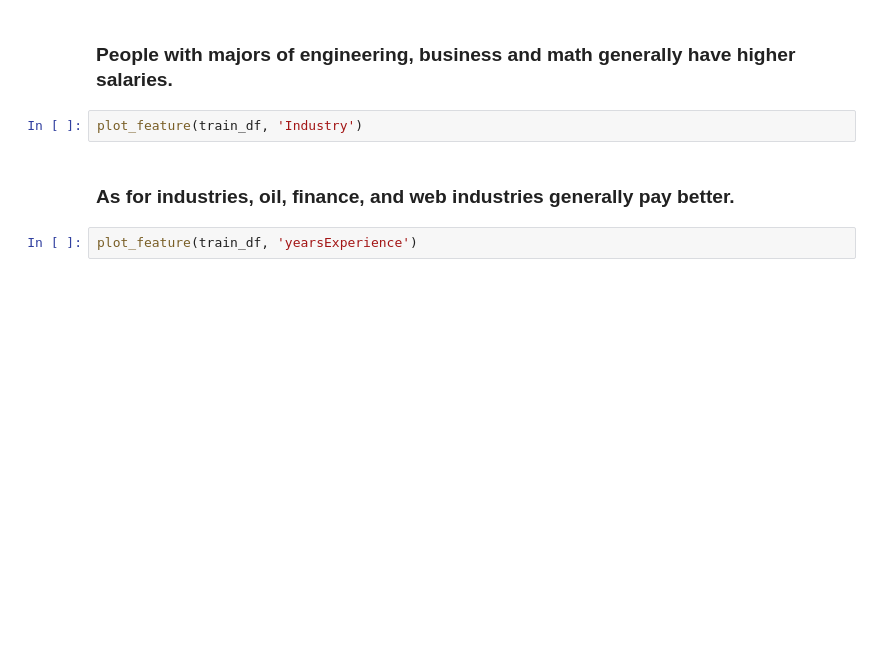
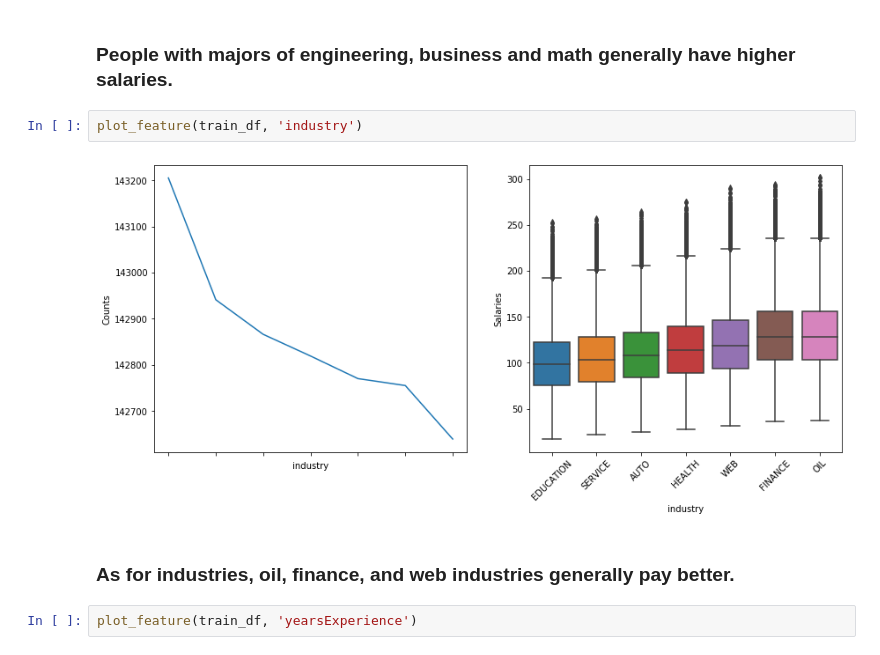
Before and after one commit to meekforDS/salarypredictionportfolio, a Jupyter notebook: Salary Prediction Notebook.ipynb, the cells around one changed output. Cells and saved outputs as stored; diff of their text form; blank space fills up the shorter version.

```diff
--- a/Salary Prediction Notebook.ipynb
+++ b/Salary Prediction Notebook.ipynb
@@ -350,7 +356,9 @@ plot_feature(train_df, 'major')
 # %% [markdown]
 ### People with majors of engineering, business and math generally have higher salaries.
 # %%
-plot_feature(train_df, 'Industry')
+plot_feature(train_df, 'industry')
+# %% [output]
+[figure, added]
 # %% [markdown]
 ### As for industries, oil, finance, and web industries generally pay better.
 # %%
```
Also changed, not shown: parts of 14 cells of this notebook.
